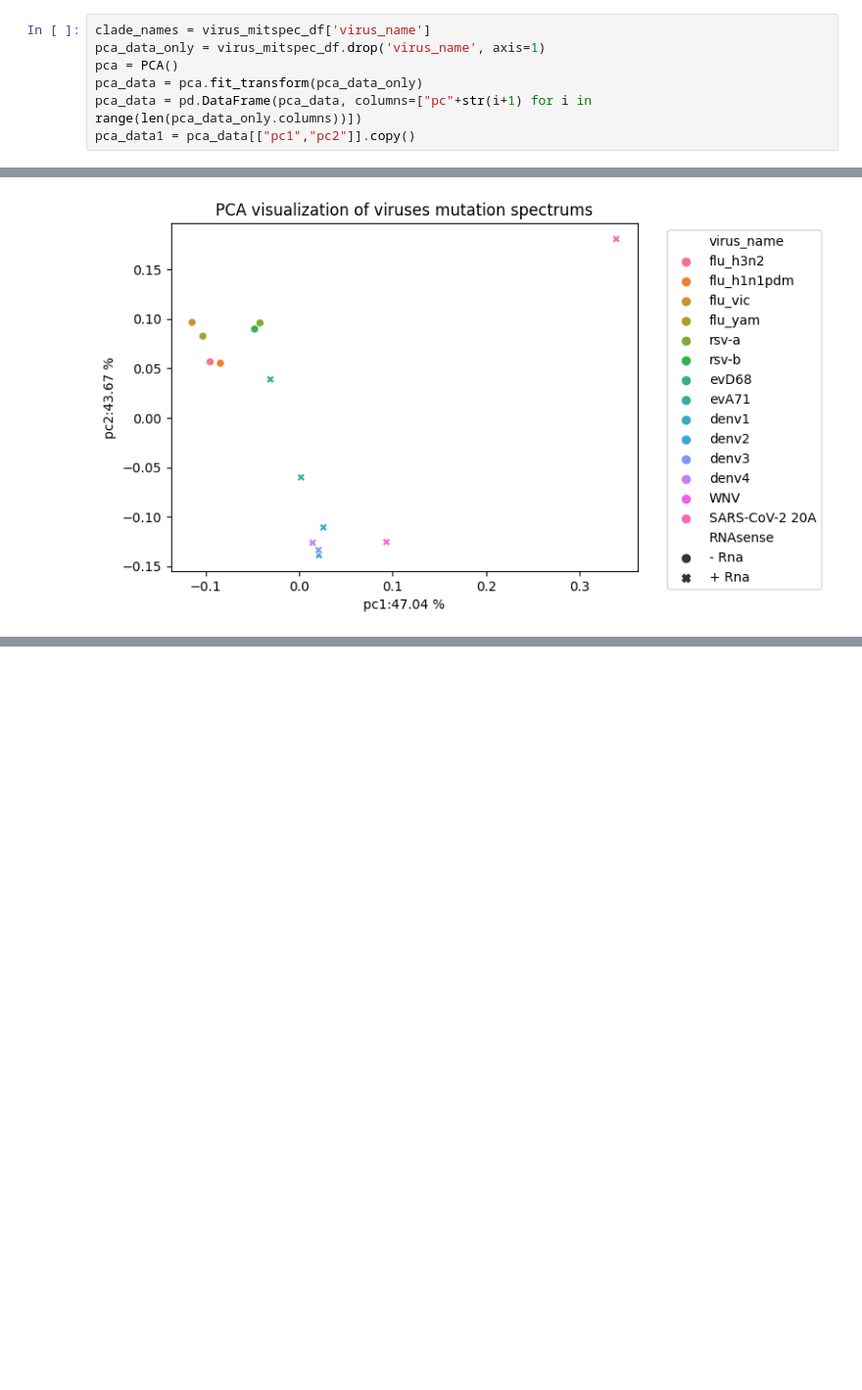
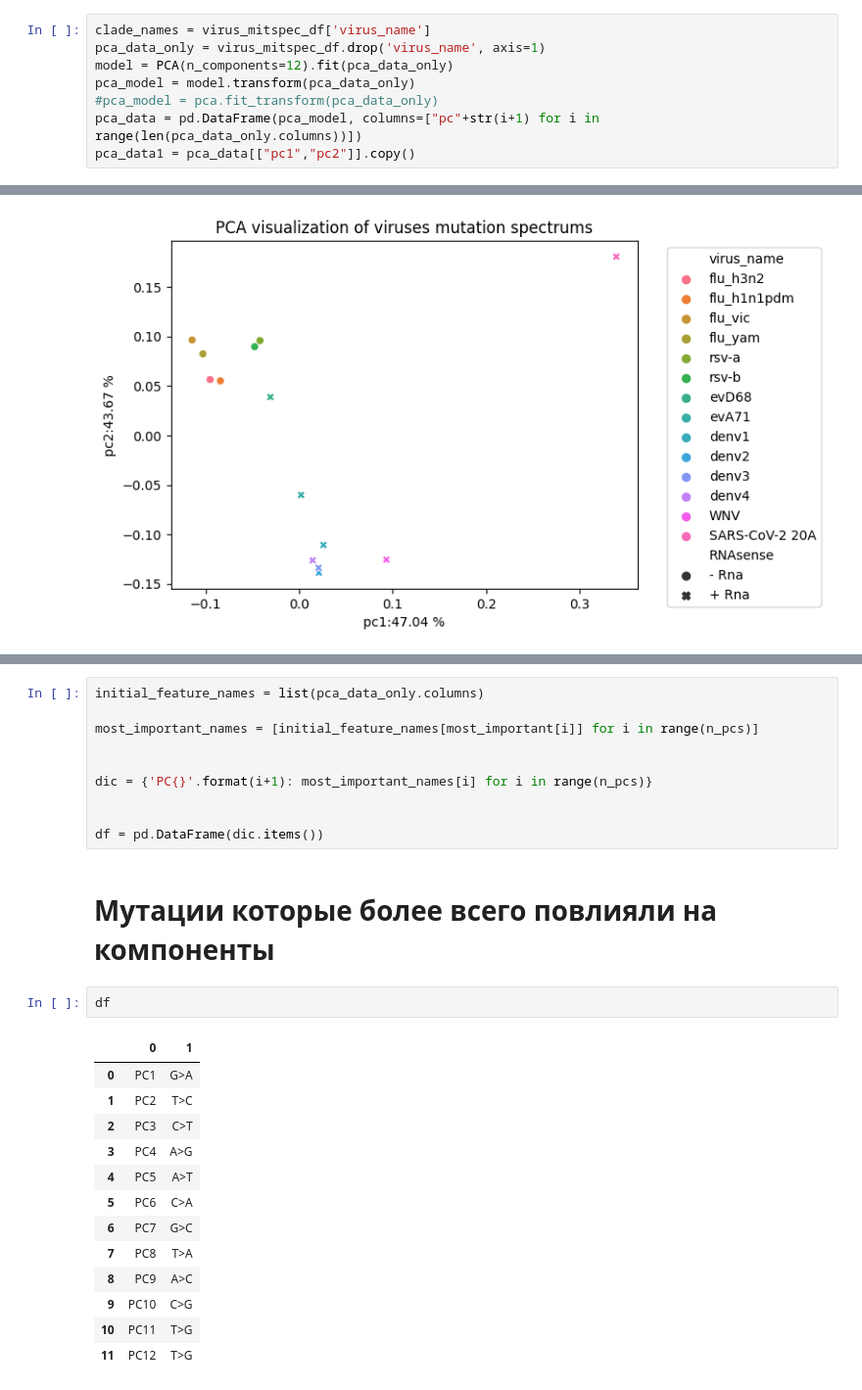
Before and after one commit to VoronkaAlexandr/Sars_Cov_2_MutSpec, a Jupyter notebook: Sars_Cov_2/cod/viruses_kelley_mutspec_pca.ipynb, the cells around one changed output, grey strips where cells are left out. Shown at 98% size. Drawn from its saved outputs; the diff is of its cells as text; blank space fills up the shorter version.

```diff
--- a/Sars_Cov_2/cod/viruses_kelley_mutspec_pca.ipynb
+++ b/Sars_Cov_2/cod/viruses_kelley_mutspec_pca.ipynb
@@ -113,9 +113,10 @@ virus_mitspec_df = virus_mitspec_df.append(pca_df)
 # %%
 clade_names = virus_mitspec_df['virus_name']
 pca_data_only = virus_mitspec_df.drop('virus_name', axis=1)
-pca = PCA()
-pca_data = pca.fit_transform(pca_data_only)
-pca_data = pd.DataFrame(pca_data, columns=["pc"+str(i+1) for i in range(len(pca_data_only.columns))])
+model = PCA(n_components=12).fit(pca_data_only)
+pca_model = model.transform(pca_data_only)
+#pca_model = pca.fit_transform(pca_data_only)
+pca_data = pd.DataFrame(pca_model, columns=["pc"+str(i+1) for i in range(len(pca_data_only.columns))])
 pca_data1 = pca_data[["pc1","pc2"]].copy()
 # %%
 categories = np.unique(virus_mitspec_df['virus_name'])
@@ -155,0 +178,28 @@ plt.close()
+# %%
+initial_feature_names = list(pca_data_only.columns)
+
+most_important_names = [initial_feature_names[most_important[i]] for i in range(n_pcs)]
+
+
+dic = {'PC{}'.format(i+1): most_important_names[i] for i in range(n_pcs)}
+
+
+df = pd.DataFrame(dic.items())
+# %% [markdown]
+# Мутации которые более всего повлияли на компоненты
+# %%
+df
+# %% [output]
+|  | 0 | 1 |
+| 0 | PC1 | G>A |
+| 1 | PC2 | T>C |
+| 2 | PC3 | C>T |
+| 3 | PC4 | A>G |
+| 4 | PC5 | A>T |
+| 5 | PC6 | C>A |
+| 6 | PC7 | G>C |
+| 7 | PC8 | T>A |
+| 8 | PC9 | A>C |
+| 9 | PC10 | C>G |
+| 10 | PC11 | T>G |
+| 11 | PC12 | T>G |
```
Also changed, not shown: parts of 2 cells of this notebook, 2 other files.
